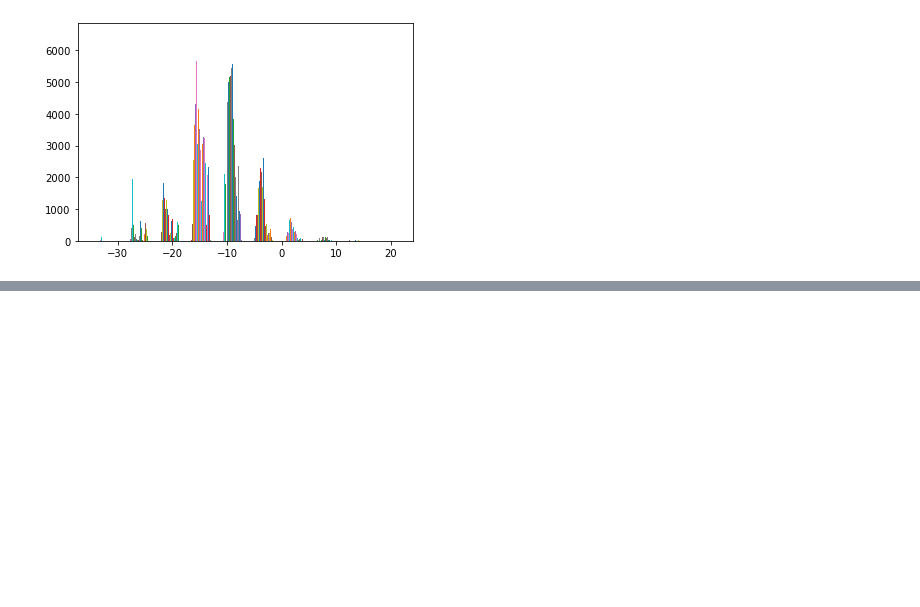
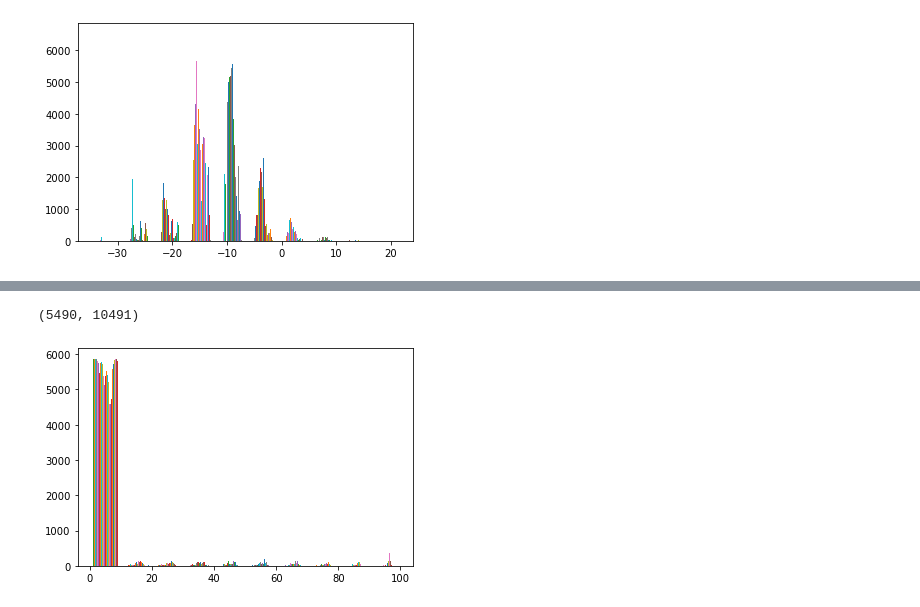
Before and after one commit to gwib/s1DataAndProcess, a Jupyter notebook: rasterOperations.ipynb, the cells around one changed output, grey strips where cells are left out. Saved outputs shown, nothing was run; the diff lists cells and outputs as text; code cells hidden in the pictures; blank space fills up the shorter version.

```diff
--- a/rasterOperations.ipynb
+++ b/rasterOperations.ipynb
@@ -106,0 +106,12 @@ KeyboardInterrupt:
+# %%
+snwprobMsk = rio.open('/Volumes/ElementsSE/thesisData/validation/s2Mask/s2MskMrg_filtered.tif')
+# %%
+array_snwprb = snwprobMsk.read(1)
+array_orig_firstBand.shape
+# %% [output]
+(5490, 10491)
+# %%
+plt.hist(array_snwprb)
+plt.show()
+# %% [output]
+[figure, added]
```
Also changed, not shown: parts of 17 cells of this notebook.
